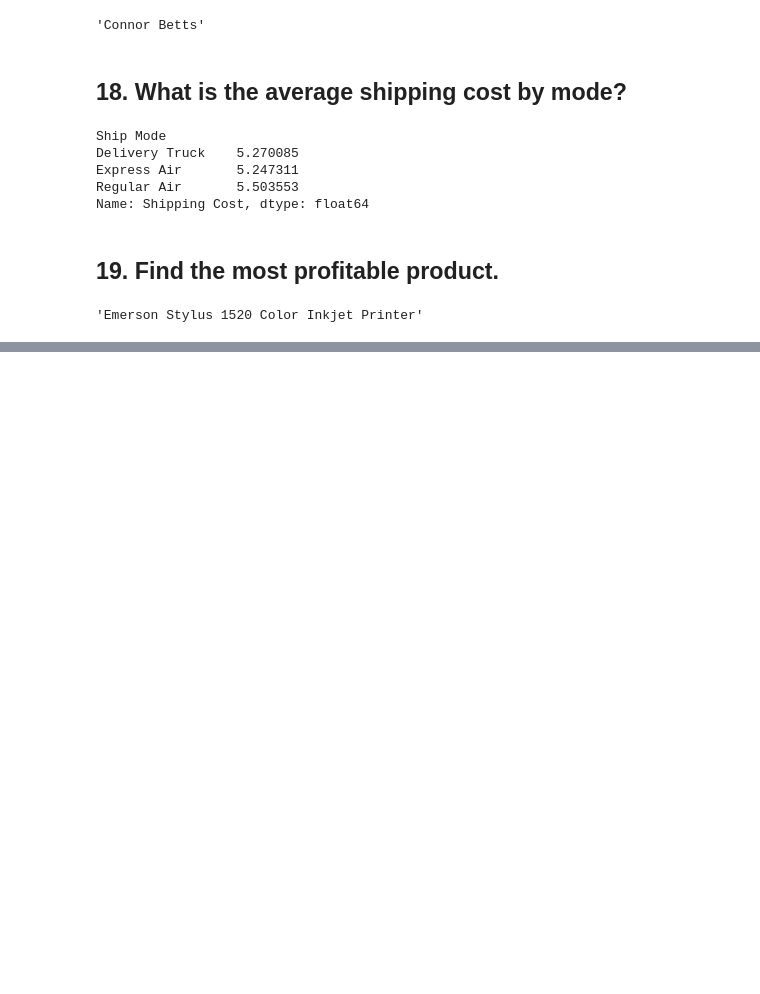
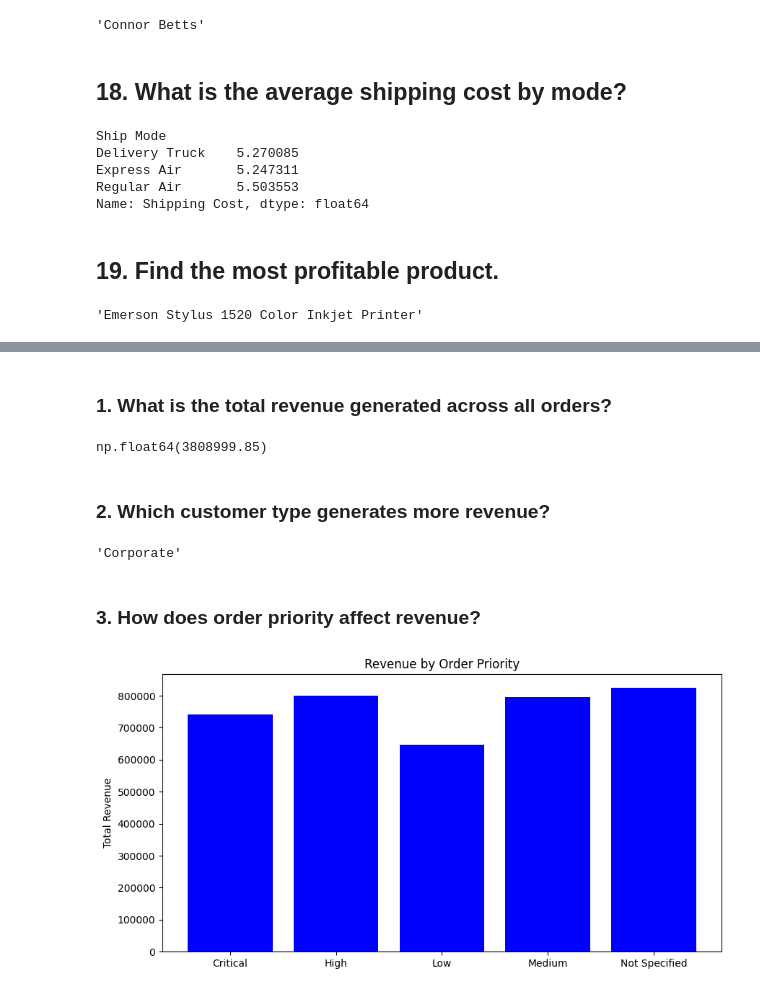
Before and after one commit to navedulhasan005/pandas_assesment, a Jupyter notebook: Retail_Sales_Analysis.ipynb, the cells around one changed output, grey strips where cells are left out. Drawn from its saved outputs; the diff is of its cells as text; code cells hidden in the pictures; blank space fills up the shorter version.

```diff
--- a/Retail_Sales_Analysis.ipynb
+++ b/Retail_Sales_Analysis.ipynb
@@ -415,0 +428,24 @@ Most_profitable.idxmax()
+# %% [markdown]
+### 1. What is the total revenue generated across all orders?
+# %%
+df['Order Total'].sum()
+# %% [output]
+np.float64(3808999.85)
+# %% [markdown]
+### 2. Which customer type generates more revenue?
+# %%
+most_revenue = df.groupby('Customer Type')['Order Total'].sum()
+most_revenue.idxmax()
+# %% [output]
+'Corporate'
+# %% [markdown]
+### 3. How does order priority affect revenue?
+# %%
+order_priority = df.groupby('Order Priority')['Order Total'].sum().reset_index()
+plt.figure(figsize=(10,5))
+plt.bar(order_priority['Order Priority'], order_priority['Order Total'],color = "blue")
+plt.title('Revenue by Order Priority')
+plt.ylabel('Total Revenue')
+plt.show()
+# %% [output]
+[figure, added]
```
Also changed, not shown: parts of 34 cells of this notebook.
